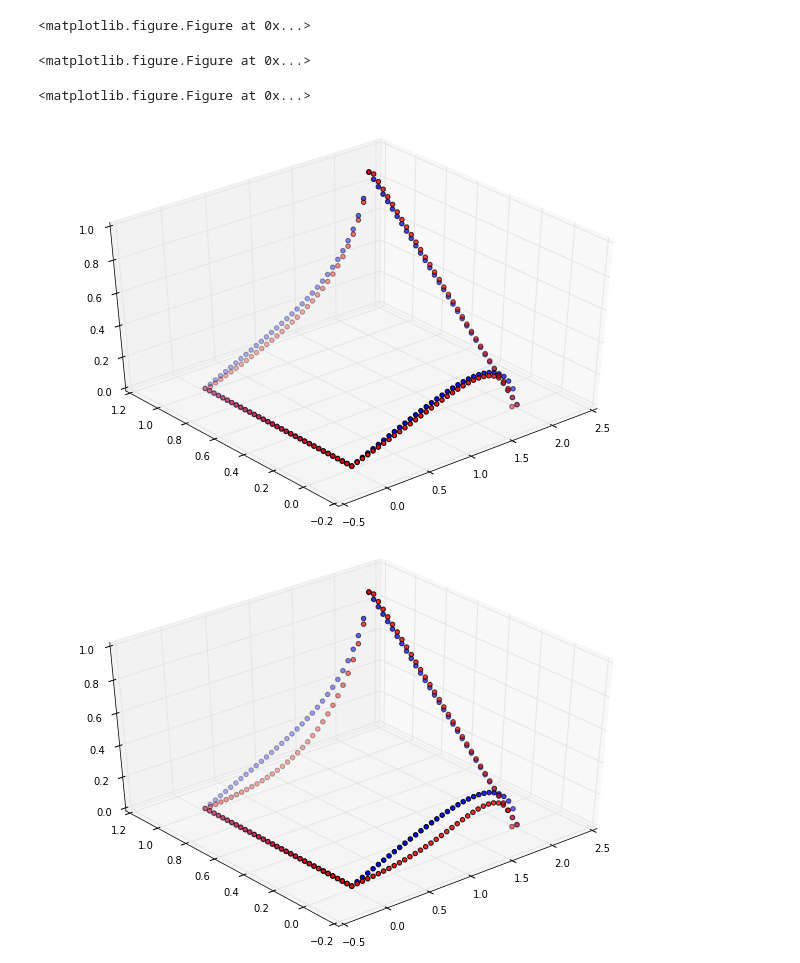
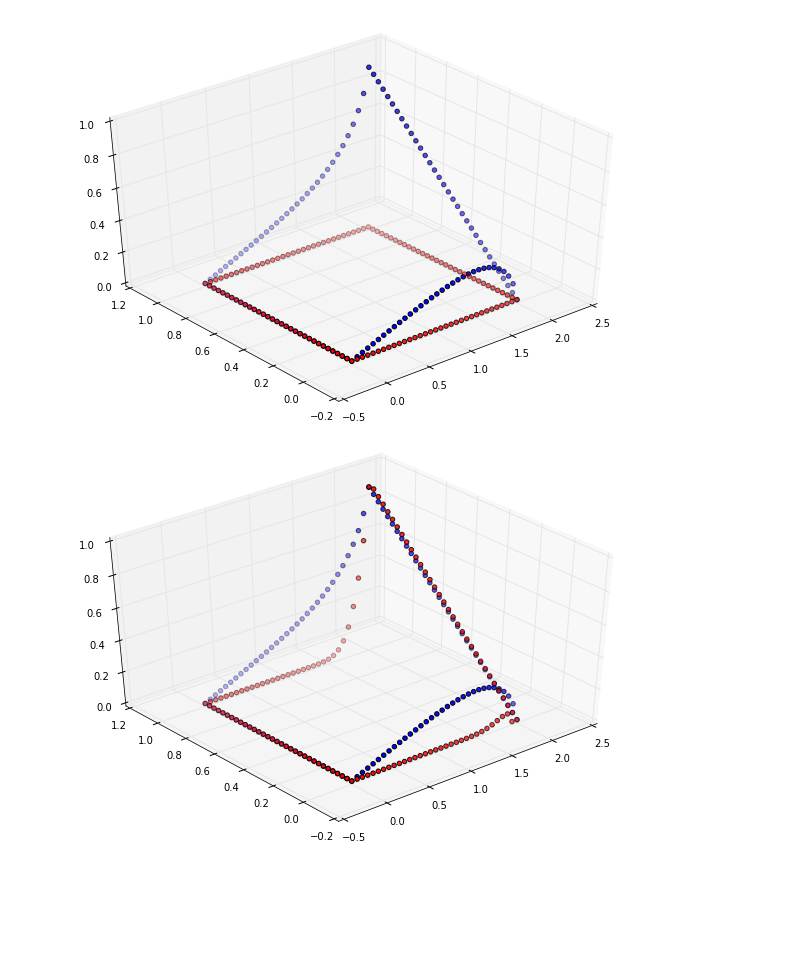
Before and after one commit to gear/HPSC, a Jupyter notebook: hw/assign1_worksheet.ipynb, the cells around one changed output. Cells and saved outputs as stored; diff of their text form; code cells hidden in the pictures; blank space fills up the shorter version.

```diff
--- a/hw/assign1_worksheet.ipynb
+++ b/hw/assign1_worksheet.ipynb
@@ -6,23 +9,16 @@ import assign1 as a
 # %%
 x,y,bem = a.bem(128)
+# %%
+fem = np.zeros([20,128])
 # %%
-fem400 = a.get_border(a.fem(32,32,400))
+for i in range(20):
+    fem[i] = a.get_border(a.fem(32,32,i*50,False))
-# %% [output]
-<matplotlib.figure.Figure at 0x...>
-# %%
-fem800 = a.get_border(a.fem(32,32,800,False))
-# %% [output]
-<matplotlib.figure.Figure at 0x...>
-# %%
-fem2000 = a.get_border(a.fem(32,32,2000,False))
-# %% [output]
-<matplotlib.figure.Figure at 0x...>
 # %%
-a.scatter_plot(x,y,bem,fem2000)
+a.scatter_plot(x,y,bem,fem[0])
 # %% [output]
-[figure, old version]
+[figure, new version]
 # %%
-a.scatter_plot(x,y,bem,fem800)
+a.scatter_plot(x,y,bem,fem[1])
 # %% [output]
-[figure, old version]
+[figure, new version]
 # %%
```
Also changed, not shown: parts of 30 cells of this notebook, 1 other file.
